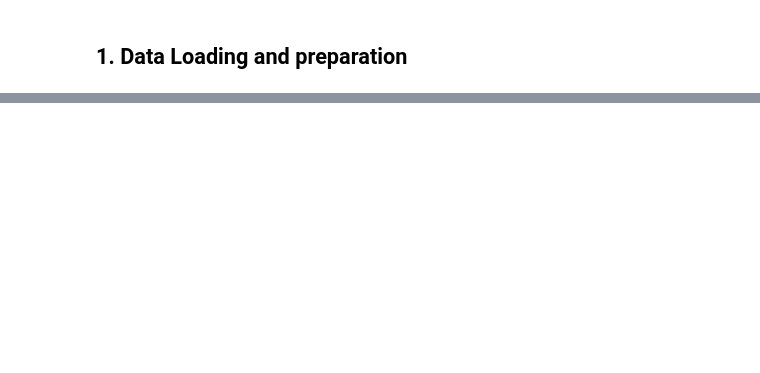
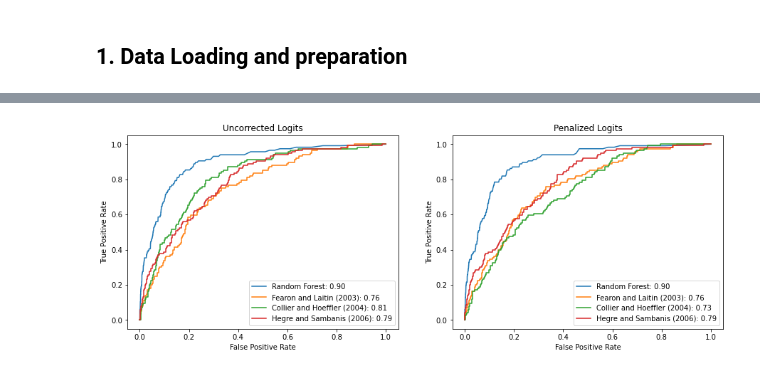
Before and after one commit to epfl-ada/ada-2020-project-milestone-p3-p3_abracadata, a Jupyter notebook: creative_extension.ipynb, the cells around one changed output, grey strips where cells are left out. Cells and saved outputs as stored; diff of their text form; code cells hidden in the pictures; blank space fills up the shorter version.

Commit message:
Reproduced figure 2 with RF

```diff
--- a/creative_extension.ipynb
+++ b/creative_extension.ipynb
@@ -54,0 +97,39 @@ NameError: name 'pd' is not defined
+# %%
+# Creating the methods
+logistic = LogisticRegression(penalty='none', solver='lbfgs', max_iter=10000)
+logistic_pen = LogisticRegression(penalty='l2', solver='lbfgs', max_iter=10000)
+random_forest = RandomForestClassifier(n_estimators=1000)
+# %%
+# Methods
+titles = ['Uncorrected Logits', 'Penalized Logits']
+methods = [logistic, logistic_pen]
+
+# Models
+datasets = [X, X_FL, X_CH, X_HS]
+models = ['Random Forest', 'Fearon and Laitin (2003)', 'Collier and Hoeffler (2004)', 'Hegre and Sambanis (2006)']
+
+# Fitting models and plotting results
+fig, axes = plt.subplots(1,2, figsize=(15,5))
+
+for ax, title, method in zip(axes.flatten(), titles, methods):
+    for X, model in zip(datasets, models):
+
+        # Predict the probabilities with a cross validation
+        if(model == 'Random Forest'):
+            y_pred = cross_val_predict(random_forest, X, y, cv=10, method="predict_proba")
+        else:
+            y_pred = cross_val_predict(method, X, y, cv=10, method="predict_proba")
+
+        # Compute the False Positive Rate and True Positive Rate
+        fpr, tpr, _ = roc_curve(y, y_pred[:, 1])
+        # Compute the area under the fpt-tpf curve
+        auc_score = auc(fpr, tpr)
+
+        # Plotting results
+        ax.plot(fpr, tpr, label='{}: {:.2f}'.format(model, auc_score))
+        ax.set_title(title)
+        ax.set_xlabel("False Positive Rate")
+        ax.set_ylabel("True Positive Rate")
+        ax.legend()
+# %% [output]
+[figure, added]
```
Also changed, not shown: parts of 7 cells of this notebook.
